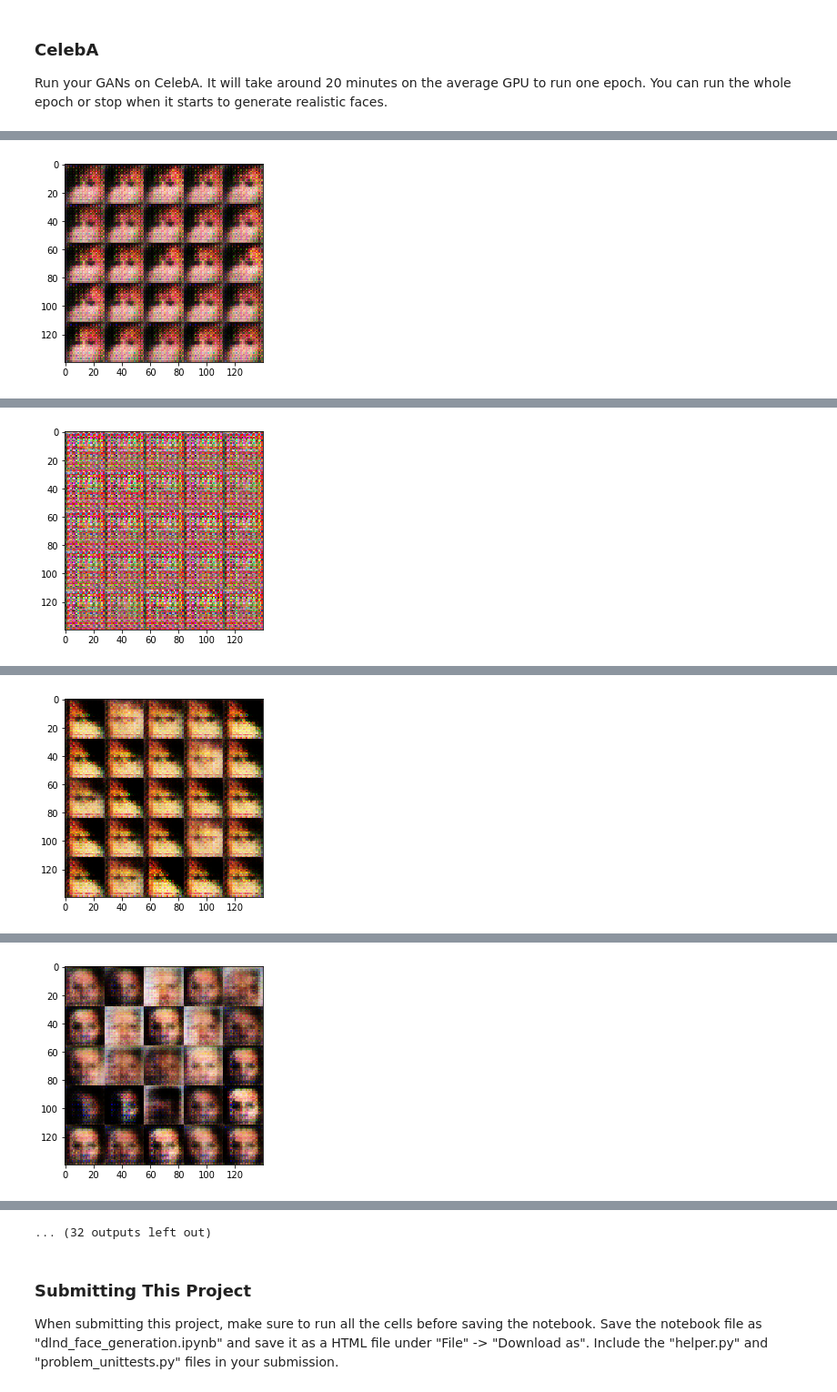
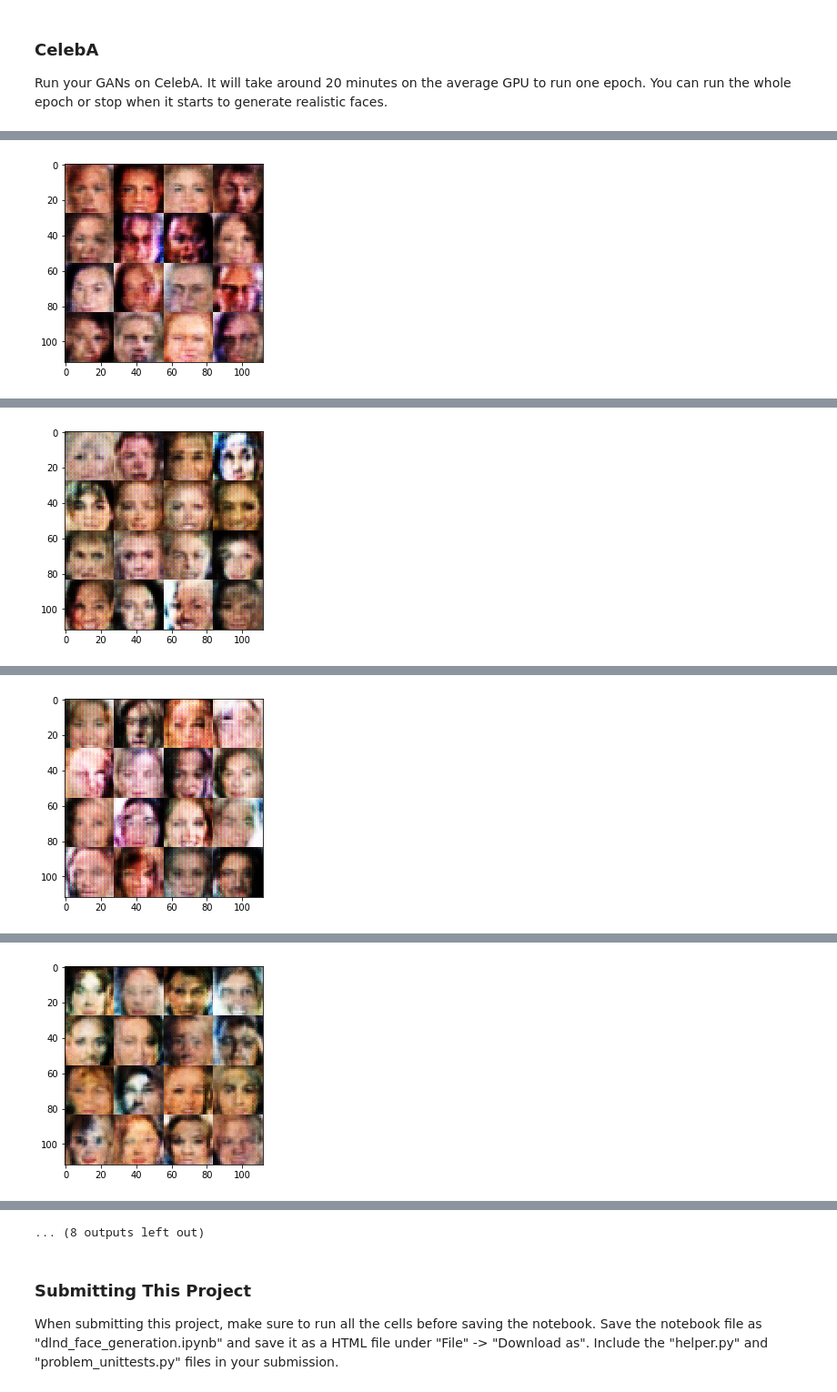
Before and after one commit to ky-ong/deep-learn, a Jupyter notebook: face-generation/dlnd_face_generation.ipynb, the cells around one changed output, grey strips where cells are left out. Shown at 91% size. Cells and saved outputs as stored; diff of their text form; code cells hidden in the pictures.

Commit message:
* change kernel size to 5 * tune hypermeters

```diff
--- a/face-generation/dlnd_face_generation.ipynb
+++ b/face-generation/dlnd_face_generation.ipynb
@@ -152,23 +152,32 @@ def discriminator(images, reuse=False):
     """
     # TODO: Implement Function
 
-    alpha = .2
-    chn = 32
+    alpha = 0.2
+    chn = 64
 
     with tf.variable_scope('discriminator', reuse=reuse):
-        l1 = tf.layers.conv2d(images, chn, 4, strides=2, padding='same')
+        l1 = tf.layers.conv2d(
+            images, chn, 5, strides=2, padding='same',
+            kernel_initializer=tf.contrib.layers.xavier_initializer()
+        )
         l1 = tf.layers.batch_normalization(l1, training=True)
         l1 = tf.maximum(alpha * l1, l1)
 
-        l2 = tf.layers.conv2d(l1, chn << 1, 4, strides=2, padding='same')
+        l2 = tf.layers.conv2d(
+            l1, chn << 1, 5, strides=1, padding='same',
+            kernel_initializer=tf.contrib.layers.xavier_initializer()
+        )
         l2 = tf.layers.batch_normalization(l2, training=True)
         l2 = tf.maximum(alpha * l2, l2)
 
-        l3 = tf.layers.conv2d(l2, chn << 2, 4, strides=2, padding='same')
+        l3 = tf.layers.conv2d(
+            l2, chn << 2, 5, strides=2, padding='same',
+            kernel_initializer=tf.contrib.layers.xavier_initializer()
+        )
         l3 = tf.layers.batch_normalization(l3, training=True)
         l3 = tf.maximum(alpha * l3, l3)
 
-        flat = tf.reshape(l3, (-1, 4 * 4 * chn << 2))
+        flat = tf.reshape(l3, [-1, 7 * 7 * (chn << 2)])
         logits = tf.layers.dense(flat, 1)
         dis_output = tf.sigmoid(logits)
 
@@ -197,25 +206,25 @@ def generator(z, out_channel_dim, is_train=True):
     # TODO: Implement Function
 
     alpha = .2
-    chn = 32
+    chn = 64
     reuse = not is_train
 
     with tf.variable_scope('generator', reuse=reuse):
-        l1 = tf.layers.dense(z, 4 * 4 * chn << 3)
-        l1 = tf.reshape(l1, [-1, 4, 4, chn << 3])
+        l1 = tf.layers.dense(z, 7 * 7 * chn << 2)
+        l1 = tf.reshape(l1, [-1, 7, 7, chn << 2])
         l1 = tf.layers.batch_normalization(l1, training=is_train)
         l1 = tf.maximum(alpha * l1, l1)
 
-        l2 = tf.layers.conv2d_transpose(l1, chn << 2, 4, 1, 'valid')
+        l2 = tf.layers.conv2d_transpose(l1, chn << 1, 5, 2, 'same')
         l2 = tf.layers.batch_normalization(l2, training=is_train)
         l2 = tf.maximum(alpha * l2, l2)
 
-        l3 = tf.layers.conv2d_transpose(l2, chn << 1, 5, 2, 'same')
+        l3 = tf.layers.conv2d_transpose(l2, chn, 5, 2, 'same')
         l3 = tf.layers.batch_normalization(l3, training=is_train)
         l3 = tf.maximum(alpha * l3, l3)
 
         logits = tf.layers.conv2d_transpose(
-            l3, out_channel_dim, 5, 2, 'same'
+            l3, out_channel_dim, 5, 1, 'same'
         )
         output = tf.tanh(logits)
 
@@ -403,6 +412,9 @@ def train(epoch_count, batch_size, z_dim, learning_rate, beta1, get_batches, dat
                 sess.run(d_opt, feed_dict=feed_dict)
                 sess.run(g_opt, feed_dict=feed_dict)
 
+                # one more
+                sess.run(g_opt, feed_dict=feed_dict)
+
                 steps += 1
                 if steps % log_step == 0:
                     train_loss_d = d_loss.eval({input_z: batch_z, input_real: batch_images})
@@ -415,9 +427,9 @@ def train(epoch_count, batch_size, z_dim, learning_rate, beta1, get_batches, dat
                     )
 
                 if steps % render_step == 0:
-                    show_generator_output(sess, 25, input_z, chns, data_image_mode)
+                    show_generator_output(sess, 20, input_z, chns, data_image_mode)
 
-        show_generator_output(sess, 25, input_z, chns, data_image_mode)
+        show_generator_output(sess, 20, input_z, chns, data_image_mode)
 # %% [markdown]
 ### MNIST
 Test your GANs architecture on MNIST.  After 2 epochs, the GANs should be able to generate images that look like handwritten digits.  Make sure the loss of the generator is lower than the loss of the discriminator or close to 0.
@@ -496,8 +508,8 @@ Run your GANs on CelebA.  It will take around 20 minutes on the average GPU to r
 # %%
 batch_size = 64
 z_dim = 100
-learning_rate = .0003
-beta1 = .5
+learning_rate = .00028
+beta1 = .3
 
 
 """
@@ -529 +541 @@ Epoch 1/1 Step 300... Discriminator Loss: 0.5246... Generator Loss: 1.1862
-[figure, old version]
+[figure, new version]
@@ -537 +549 @@ Epoch 1/1 Step 440... Discriminator Loss: 0.1145... Generator Loss: 3.0037
-[figure, old version]
+[figure, new version]
@@ -546 +558 @@ Epoch 1/1 Step 600... Discriminator Loss: 0.3190... Generator Loss: 2.3989
-[figure, old version]
+[figure, new version]
@@ -554 +566 @@ Epoch 1/1 Step 740... Discriminator Loss: 0.8624... Generator Loss: 1.5058
-[figure, old version]
+[figure, new version]
@@ -564,4 +576,4 @@ Epoch 1/1 Step 900... Discriminator Loss: 0.8405... Generator Loss: 1.1510
-... (32 outputs left out)
+... (8 outputs left out)
 # %% [markdown]
 ### Submitting This Project
 When submitting this project, make sure to run all the cells before saving the notebook. Save the notebook file as "dlnd_face_generation.ipynb" and save it as a HTML file under "File" -> "Download as". Include the "helper.py" and "problem_unittests.py" files in your submission.
```
Also changed, not shown: parts of 2 cells of this notebook, 1 other file.
